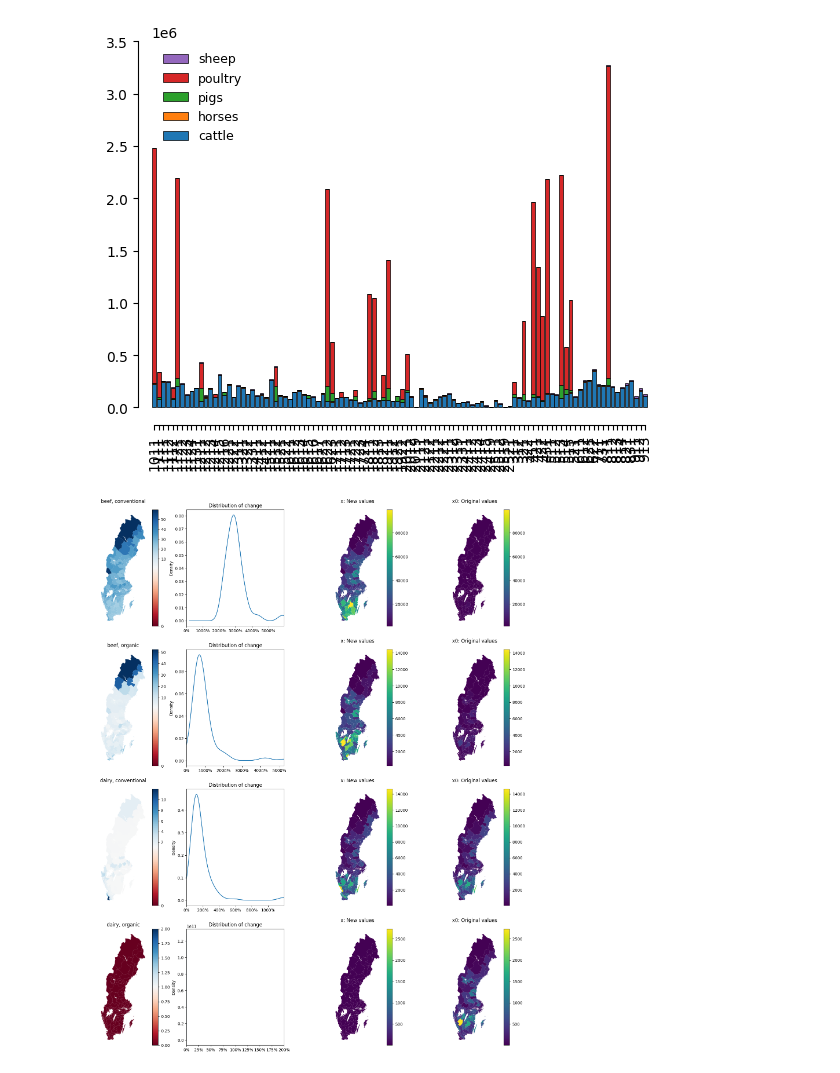
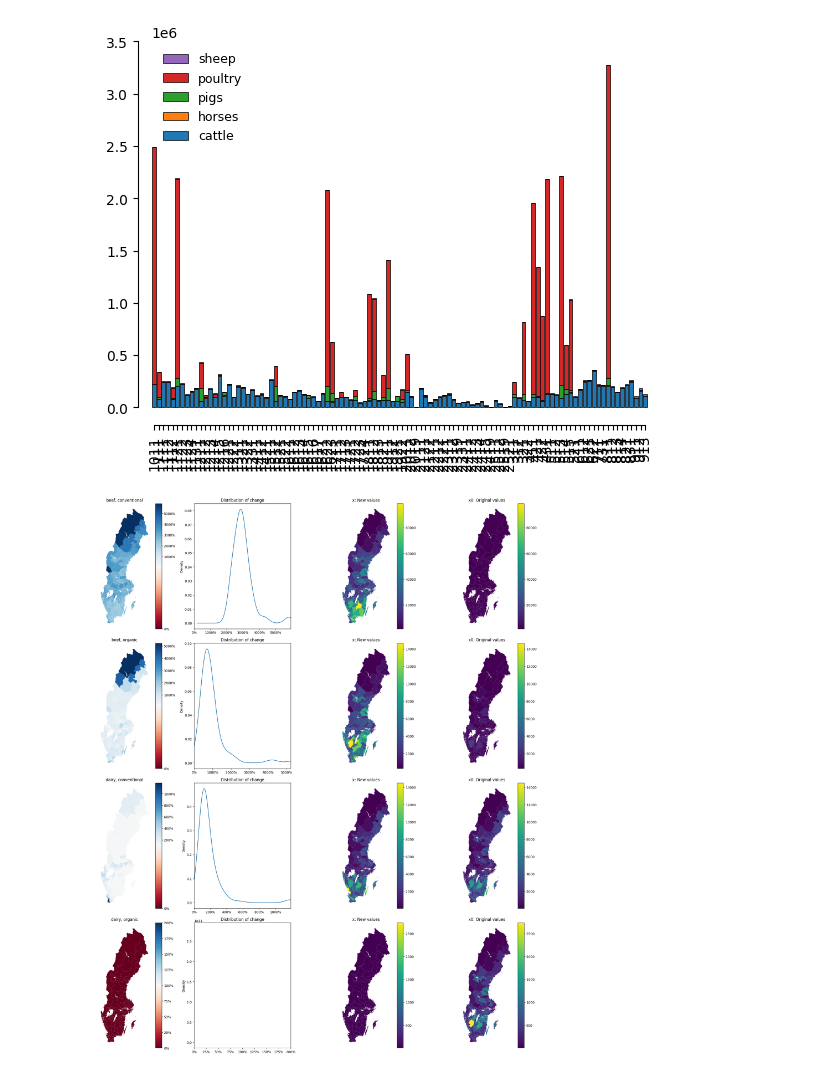
Before and after one commit to wanecek/eitm01-scenarios, a Jupyter notebook: main.ipynb, the cells around one changed output. Drawn from its saved outputs; the diff is of its cells as text; code cells hidden in the pictures.

```diff
--- a/main.ipynb
+++ b/main.ipynb
@@ -617,34 +618,40 @@ for pos, axs in zip(x0_cattle.index, axes):
 
     # Relative change
     # ---------------
 
     ## Plot 1: Chloropleth (relative)
     x_frac = x / x0
     ### create a normalized colorscheme, with 1=100% in the centre
     vmin, vcenter, vmax, = 0, 1, max(2, x_frac.max())
     norm = TwoSlopeNorm(vmin=vmin, vcenter=vcenter, vmax=vmax)
     ax_l.set_axis_off()
     ax_l.set_title(f"{pos[0]}, {pos[1]}")
     cm.plot.map_from_series(x_frac, ax=ax_l, cmap="RdBu", norm=norm)
+    # Set the cbar formatter to percentage
+    ax_l.figure.axes[-1].yaxis.set_major_formatter(PercentFormatter(1))
+
 
     ## Plot 2: KDE
     x_frac.plot(kind="kde", ax=ax_r)
     ax_r.xaxis.set_major_formatter(PercentFormatter(1))
     ax_r.set_xlim([0, vmax])
     ax_r.set_title("Distribution of change")
 
     # Absolute values: x and x0
     # -------------------------
     ax_x.set_axis_off()
     ax_x0.set_axis_off()
     x_vmax = max(x.max(), x0.max())
     x_vmin = max(x.min(), x0.min())
     ax_x.set_title("x: New values")
     ax_x0.set_title("x0: Original values")
     cm.plot.map_from_series(x, ax=ax_x, vmin=x_vmin, vmax=x_vmax)
     cm.plot.map_from_series(x0, ax=ax_x0, vmin=x_vmin, vmax=x_vmax)
+
+fig.tight_layout()
+fig.savefig("figures/cattle-x-x0-deviation.png")
 # %% [output]
-[figure, old version]
+[figure, new version]
 # %%
 added_peas = self.x["crp"].xs("Peas (add)", level="crop", drop_level=False)
 added_wheat = self.x["crp"].xs("Wheat (add)", level="crop", drop_level=False)
```
Also changed, not shown: parts of 12 cells of this notebook, 3 other files.
